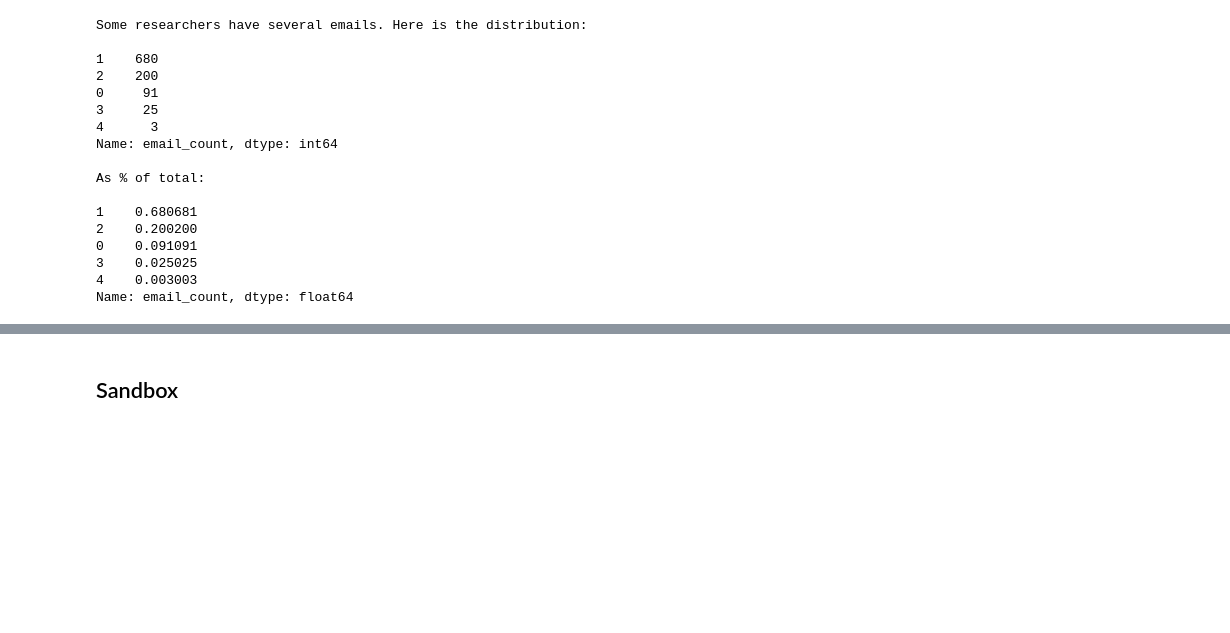
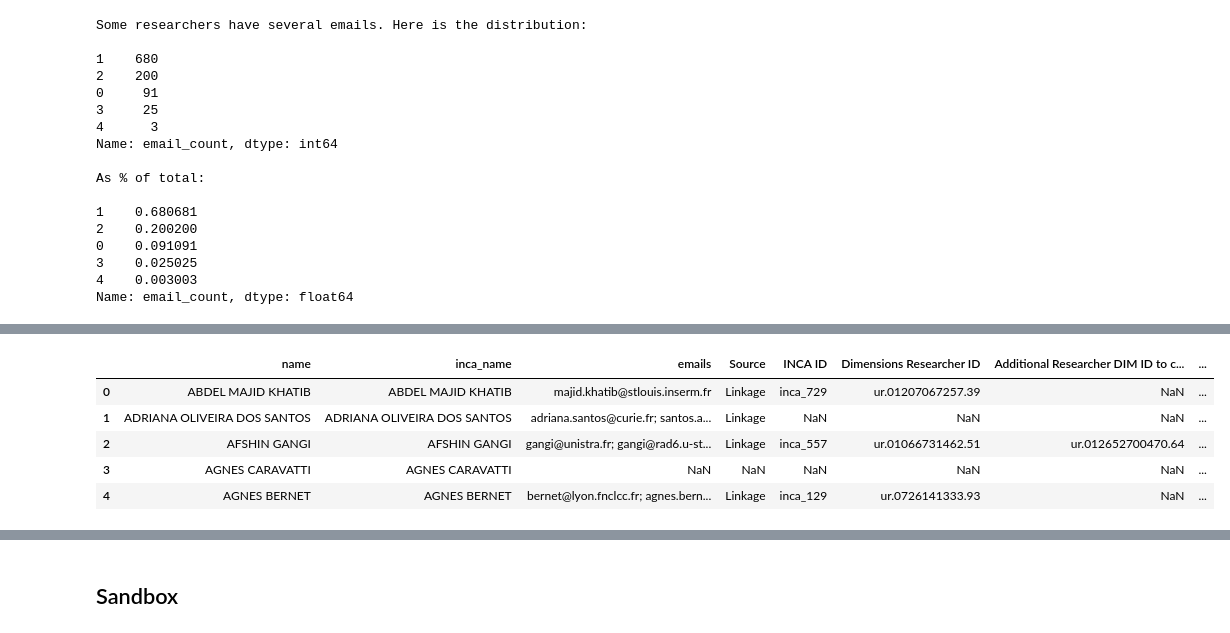
Before and after one commit to Coleridge-Initiative/helios, a Jupyter notebook: scripts/email_linking.ipynb, the cells around one changed output, grey strips where cells are left out. Drawn from its saved outputs; the diff is of its cells as text; code cells hidden in the pictures; blank space fills up the shorter version.

```diff
--- a/scripts/email_linking.ipynb
+++ b/scripts/email_linking.ipynb
@@ -238,0 +241,4 @@ Name: email_count, dtype: float64
+# %%
+emails = pd.read_excel('../output/email_linkage_GC.xlsx')
+del emails['name_id_grnt']
+profiles = pd.read_csv('../output/researcher_profiles.csv')
@@ -238,0 +269,7 @@ Name: email_count, dtype: float64
+# %%
+profiles['name'] = (profiles['prenom_port'] + ' ' + profiles['nom_port']).str.upper()
+del profiles['prenom_port'], profiles['nom_port']
+profiles['name'] = profiles['name'].str.replace(r'\s?-\s?', ' ')
+profiles['name'] = profiles['name'].str.normalize('NFKD').str.encode('ascii', errors='ignore').str.decode('utf-8')
+# %%
+linkage = pd.merge(emails, profiles, how = 'left', on = 'name')
@@ -238,0 +284,11 @@ Name: email_count, dtype: float64
+# %%
+linkage = linkage[(linkage['Source']=='GC')|(linkage['Source']=='Linkage')|(linkage['Source'].isnull())]
+# %%
+linkage.head()
+# %% [output]
+|  | name | inca_name | emails | Source | INCA ID | Dimensions Researcher ID | Additional Researcher DIM ID to c... | ... |
+| 0 | ABDEL MAJID KHATIB | ABDEL MAJID KHATIB | majid.khatib@stlouis.inserm.fr | Linkage | inca_729 | ur.01207067257.39 | NaN | ... |
+| 1 | ADRIANA OLIVEIRA DOS SANTOS | ADRIANA OLIVEIRA DOS SANTOS | adriana.santos@curie.fr; santos.a... | Linkage | NaN | NaN | NaN | ... |
+| 2 | AFSHIN GANGI | AFSHIN GANGI | gangi@unistra.fr; gangi@rad6.u-st... | Linkage | inca_557 | ur.01066731462.51 | ur.012652700470.64 | ... |
+| 3 | AGNES CARAVATTI | AGNES CARAVATTI | NaN | NaN | NaN | NaN | NaN | ... |
+| 4 | AGNES BERNET | AGNES BERNET | bernet@lyon.fnclcc.fr; agnes.bern... | Linkage | inca_129 | ur.0726141333.93 | NaN | ... |
```
Also changed, not shown: parts of 8 cells of this notebook, 1 other file.
